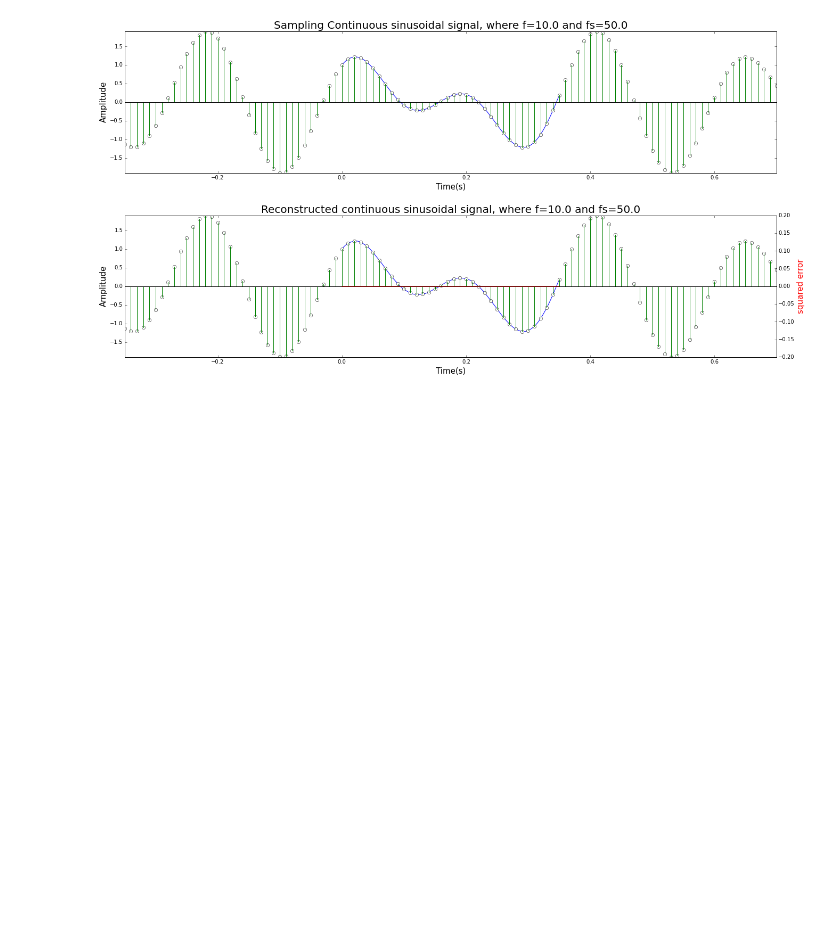
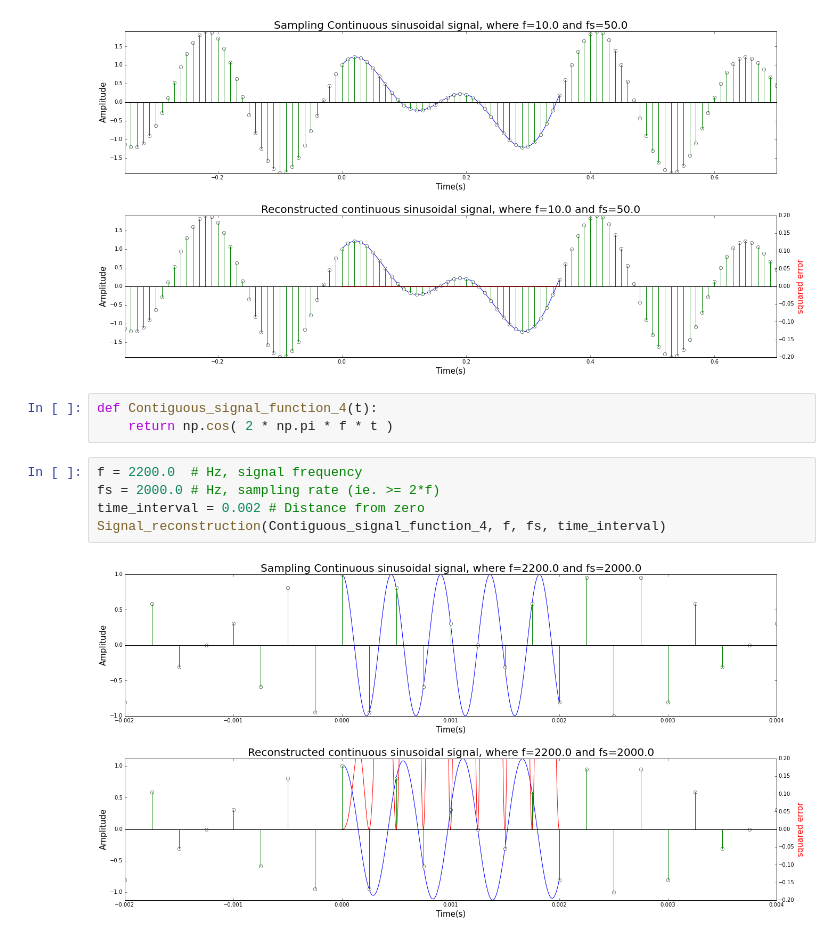
Before and after one commit to Roman2204/Shannon_Sampling_Theorem, a Jupyter notebook: Signal Sampling new vision.ipynb, the cells around one changed output. Saved outputs shown, nothing was run; the diff lists cells and outputs as text; blank space fills up the shorter version.

```diff
--- a/Signal Sampling new vision.ipynb
+++ b/Signal Sampling new vision.ipynb
@@ -97,3 +97,13 @@ time_interval = 0.35 # Distance from zero
 Signal_reconstruction(Contiguous_signal_function_3, f, fs, time_interval)
 # %% [output]
 [figure]
+# %%
+def Contiguous_signal_function_4(t):
+    return np.cos( 2 * np.pi * f * t )
+# %%
+f = 2200.0  # Hz, signal frequency
+fs = 2000.0 # Hz, sampling rate (ie. >= 2*f)
+time_interval = 0.002 # Distance from zero
+Signal_reconstruction(Contiguous_signal_function_4, f, fs, time_interval)
+# %% [output]
+[figure, added]
```
